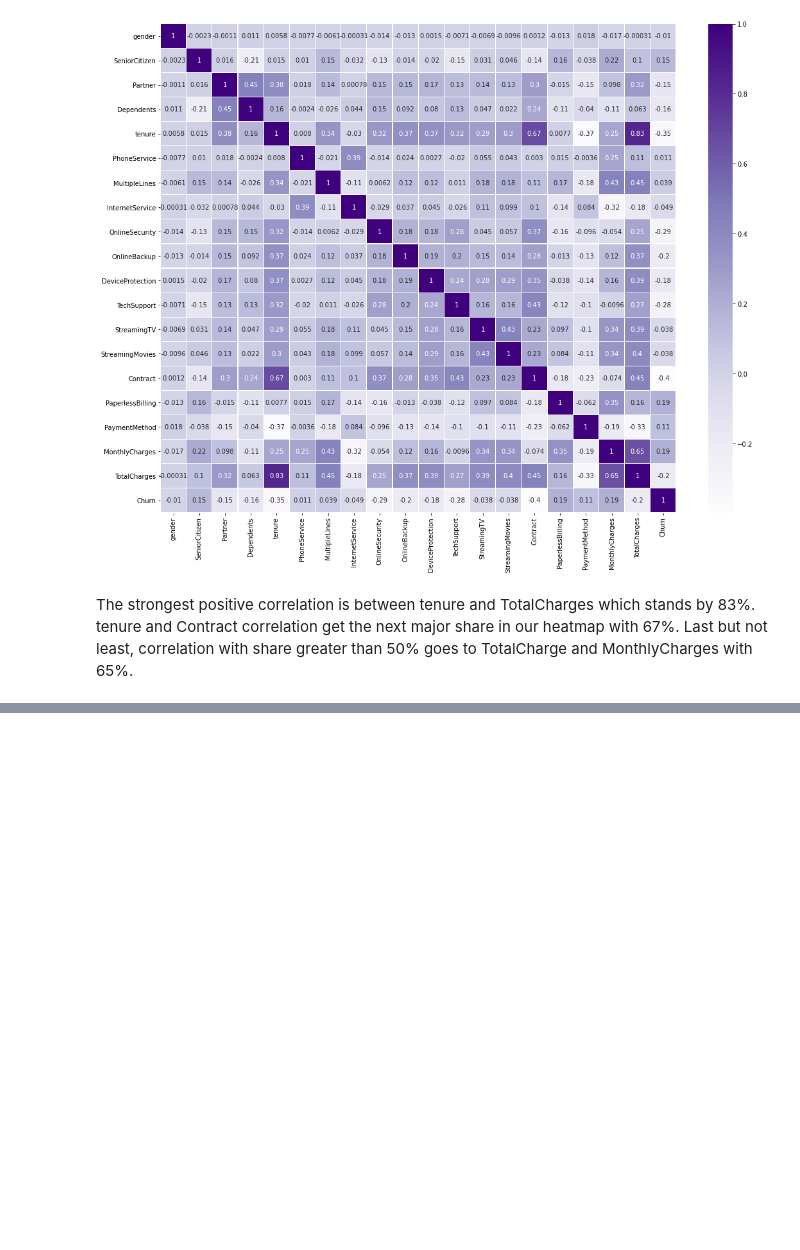
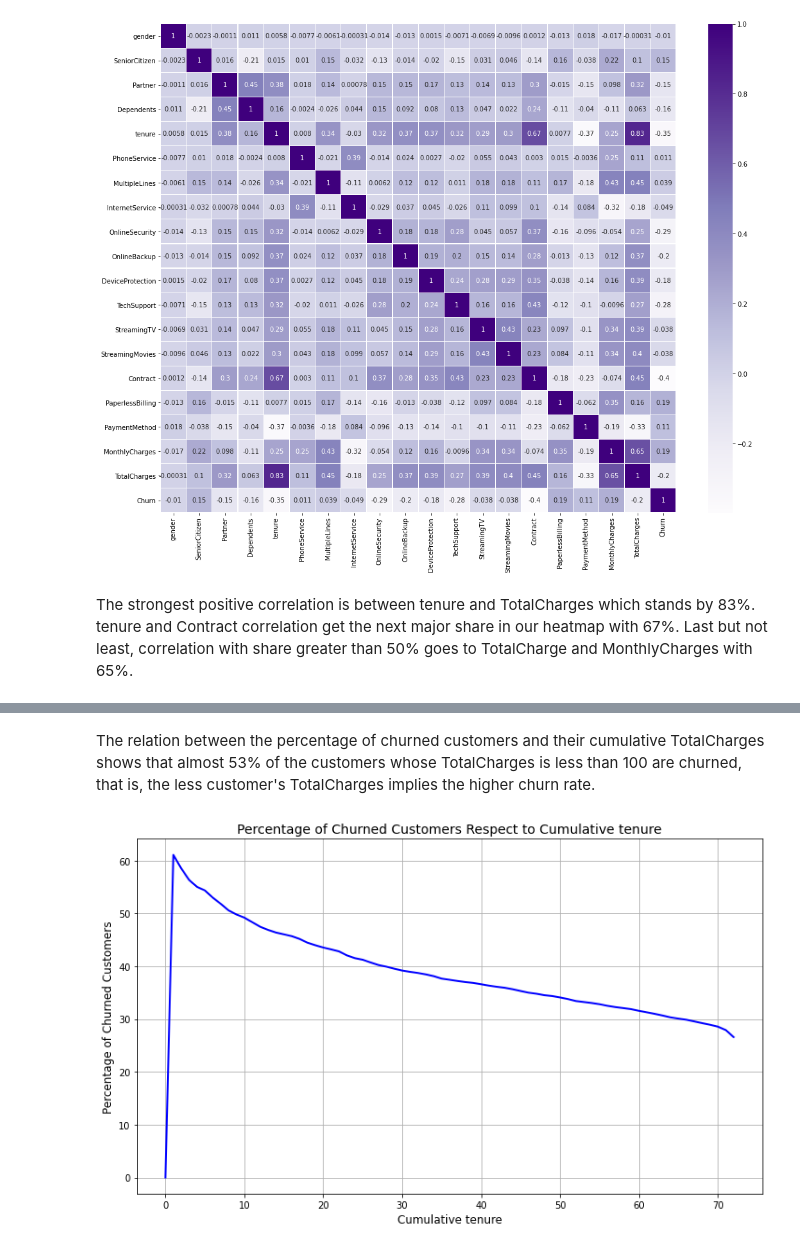
Before and after one commit to EnginKosure/CustomerChurnPredictionModel, a Jupyter notebook: data_preprocess.ipynb, the cells around one changed output, grey strips where cells are left out. Cells and saved outputs as stored; diff of their text form; code cells hidden in the pictures; blank space fills up the shorter version.

```diff
--- a/data_preprocess.ipynb
+++ b/data_preprocess.ipynb
@@ -215,0 +284,16 @@ The strongest positive correlation is between tenure and TotalCharges which stan
+# %% [markdown]
+The relation between the percentage of churned customers and their cumulative TotalCharges shows that almost 53% of the customers whose TotalCharges is less than 100 are churned, that is, the less customer's TotalCharges implies the higher churn rate.
+# %%
+# Churn rate versus tenure
+
+x_value = np.sort(df['tenure'].unique())
+c = [len(df[(df.tenure<=i) & (df.Churn==1)])/len(df[(df.tenure<=i)])*100 for i in x_value]
+plt.figure(figsize=(12,7))
+plt.xlabel('Cumulative tenure', fontsize=12)
+plt.ylabel('Percentage of Churned Customers', fontsize=12)
+plt.title('Percentage of Churned Customers Respect to Cumulative tenure', fontsize=14)
+plt.grid(True)
+plt.plot(x_value, c, color='blue', linewidth=2)
+plt.show()
+# %% [output]
+[figure, added]
```
Also changed, not shown: parts of 11 cells of this notebook.
